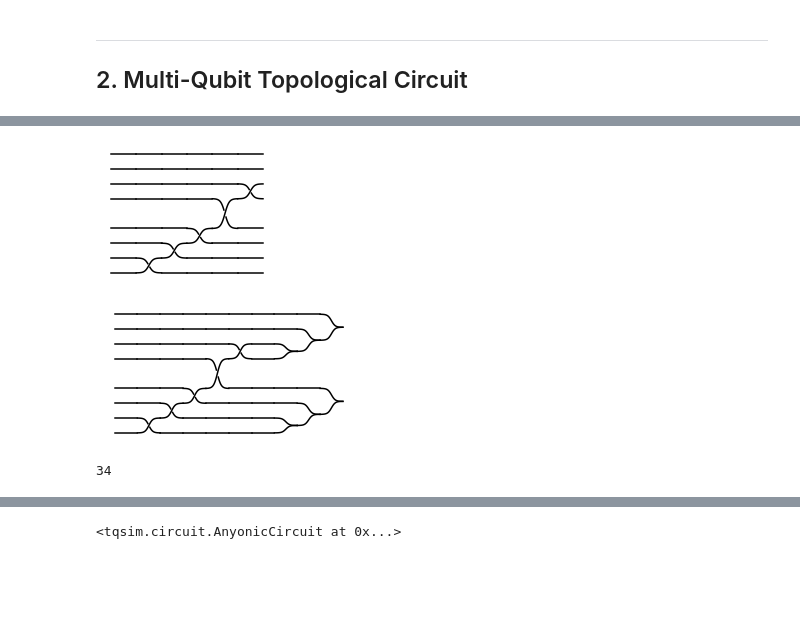
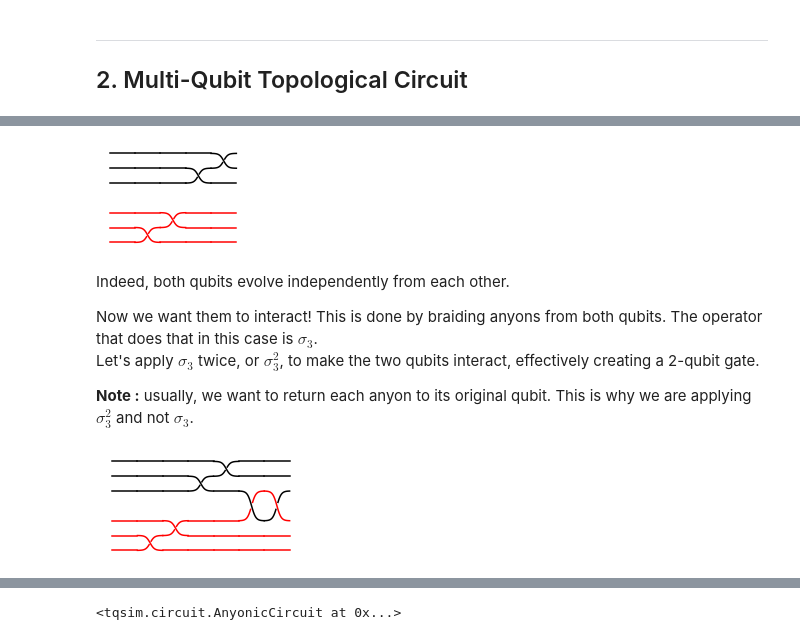
Before and after one commit to adrabi-abderrahim/tqc, a Jupyter notebook: tqc/C02_Topological_Braiding_Circuit_Simulator.ipynb, the cells around one changed output, grey strips where cells are left out. Drawn from its saved outputs; the diff is of its cells as text; code cells hidden in the pictures; blank space fills up the shorter version.

```diff
--- a/tqc/C02_Topological_Braiding_Circuit_Simulator.ipynb
+++ b/tqc/C02_Topological_Braiding_Circuit_Simulator.ipynb
@@ -354,2 +368,4 @@ We get the 3rd basis state, which is $\ket{1}$, 100% of the time!
 # %%
-circuit = AnyonicCircuit(nb_qudits=2, nb_anyons_per_qudit=4)
+from tqsim import AnyonicCircuit
+
+circuit = AnyonicCircuit(nb_qudits=2, nb_anyons_per_qudit=3)
@@ -364,15 +411,27 @@ circuit.braid(5, 6)
 # %%
+# Acting on the 1st qubit
+circuit.braid_sequence([[1, 1], [2, 1]])
+
+# Acting on the 2nd qubit
+circuit.braid_sequence([[4, 1], [5, 1]])
+
+# Coloring the 1st qubit in red
+for i in [1,2,3]:
+    circuit.drawer.anyons[i].color = 'red'
+
 circuit.draw()
 # %% [output]
-[figure, old version]
+[figure, new version]
+# %% [markdown]
+Indeed, both qubits evolve independently from each other.
+
+Now we want them to interact! This is done by braiding anyons from both qubits. The operator that does that in this case is $\sigma_3$.<br>
+Let's apply $\sigma_3$ twice, or $\sigma_3^2$, to make the two qubits interact, effectively creating a 2-qubit gate.
+
+**Note :** usually, we want to return each anyon to its original qubit. This is why we are applying $\sigma_3^2$ and not $\sigma_3$.
 # %%
-# Measure the fusion circuit
-circuit.measure()
+# Acting on the both qubits
+circuit.braid_sequence([[3, 2]])  # Sigma_3, to the power 2.
 circuit.draw()
 # %% [output]
-[figure, old version]
+[figure, new version]
-# %%
-# The dimension of the basis
-circuit.dim
-# %% [output]
-34
```
Also changed, not shown: parts of 102 cells of this notebook.
